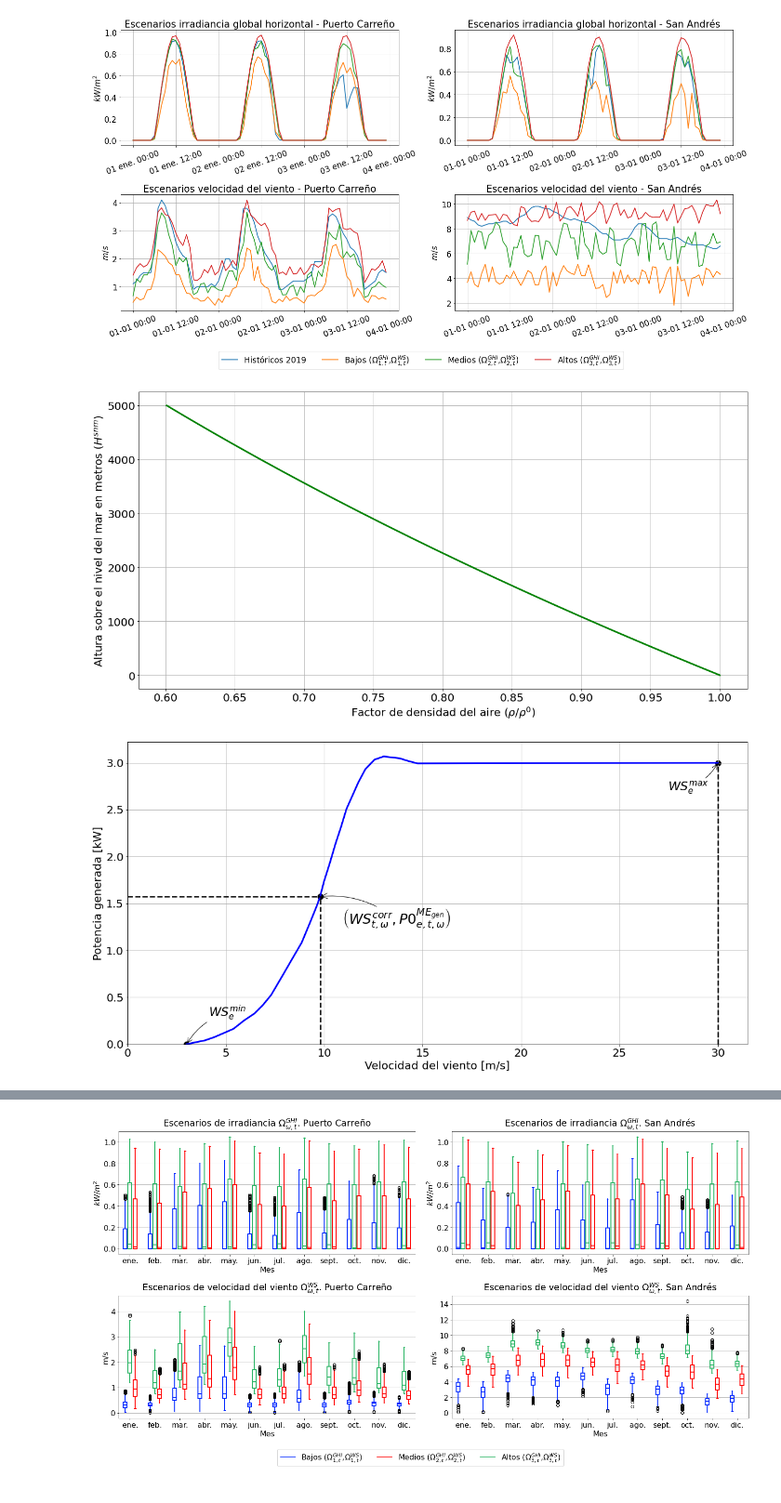
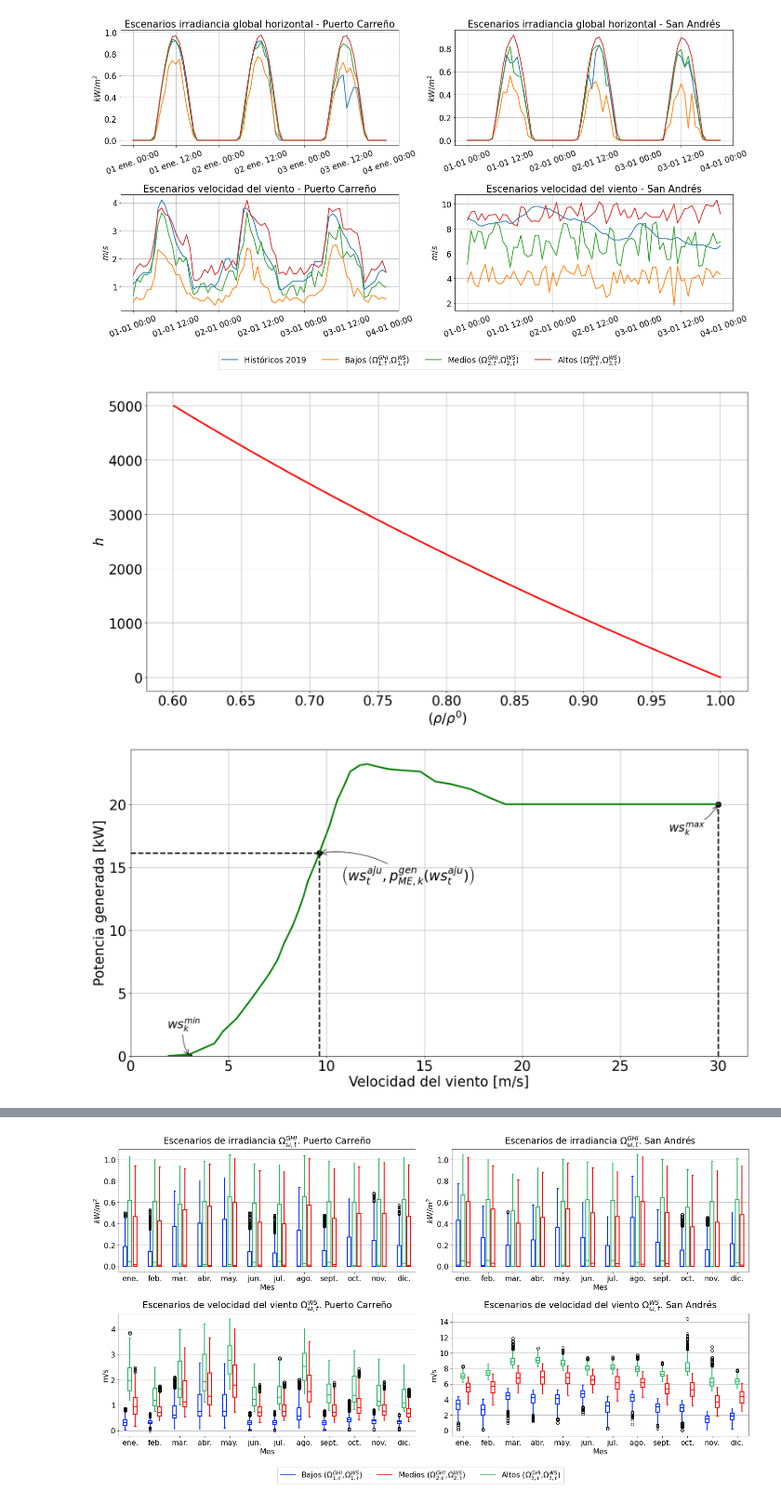
Before and after one commit to nmerchanr/Tesis_Maestria, a Jupyter notebook: Graficas.ipynb, the cells around one changed output, grey strips where cells are left out. Shown at 93% size. Drawn from its saved outputs; the diff is of its cells as text; code cells hidden in the pictures.

```diff
--- a/Graficas.ipynb
+++ b/Graficas.ipynb
@@ -340,63 +340,73 @@ plt.show()
 [figure]
 # %%
 import matplotlib
-matplotlib.rcParams.update({'font.size': 20})
+import numpy as np
+import matplotlib.pyplot as plt
+
+matplotlib.rcParams.update({'font.size': 25})
 
 elevation = np.arange(0,5000,1)
 coef_den = ((1-(0.0065*elevation)/288.16)**(9.81/(287*0.0065)))*(288.16/(288.16-0.0065*elevation))
 
 fig = plt.figure(figsize=(20,10))
-plt.plot(coef_den, elevation, linewidth = 3, c='g')
-plt.xlabel("Factor de densidad del aire " + r'($\rho/\rho^0$)')
-plt.ylabel("Altura sobre el nivel del mar en metros ($H^{snm}$)")
+plt.plot(coef_den, elevation, linewidth = 3, c='r')
+plt.xlabel(r'($\rho/\rho^0$)')
+plt.ylabel("$h$")
 plt.grid()
 
-plt.savefig('coef_density.pdf', format='pdf', transparent=True)
+plt.savefig('Figuras/pdf/coef_density.pdf', format='pdf', transparent=True)
 plt.show()
 # %% [output]
-[figure, old version]
+[figure, new version]
 # %%
-profile = pd.read_excel('Catalogo.xlsx',sheet_name = "FK-3kW",header=0)
+import matplotlib
+import numpy as np
+import matplotlib.pyplot as plt
+import pandas as pd
+
+matplotlib.rcParams.update({'font.size': 25})
+
+profile = pd.read_excel('Catalogo.xlsx',sheet_name = "FX-20kW",header=0)
 profile.loc[0] = [3,0]
-profile.loc[len(profile)] = [30,3]
+profile.loc[len(profile)] = [30,20]
 fig = plt.figure(figsize=(20,10))
-plt.plot(profile["wind_speed"], profile["power"], linewidth = 3, c='b')
+plt.plot(profile["wind_speed"], profile["power"], linewidth = 3, c='g')
 plt.xlabel("Velocidad del viento [m/s]")
 plt.ylabel("Potencia generada [kW]")
 plt.grid()
 
 
 
-plt.plot([30, 30], [0, 3], color='k', linewidth=2.5, linestyle="--")
-plt.scatter([30, ], [3, ], 100, color='k')
-plt.annotate(r'$WS^{max}_{e}$',
-            xy=(30, 3), xycoords='data',
+plt.plot([30, 30], [0, 20], color='k', linewidth=2.5, linestyle="--")
+plt.scatter([30, ], [20, ], 100, color='k')
+plt.annotate(r'$ws^{max}_{k}$',
+            xy=(30, 20), xycoords='data',
             xytext=(-90, -50), textcoords='offset points', fontsize=22,
             arrowprops=dict(arrowstyle="->", connectionstyle="arc3,rad=.2"))
 
 
 
 plt.scatter([3, ], [0, ], 100, color='k')
-plt.annotate(r'$WS^{min}_{e}$',
+plt.annotate(r'$ws^{min}_{k}$',
             xy=(3, 0), xycoords='data',
-            xytext=(+40, +50), textcoords='offset points', fontsize=22,
+            xytext=(-40, +50), textcoords='offset points', fontsize=22,
             arrowprops=dict(arrowstyle="->", connectionstyle="arc3,rad=.2"))
 
 point = profile.iloc[15].to_numpy()
 
 plt.plot([point[0], point[0]], [0, point[1]], color='k', linewidth=2.5, linestyle="--")
 plt.plot([0, point[0]], [point[1], point[1]], color='k', linewidth=2.5, linestyle="--")
 plt.scatter([point[0], ], [point[1], ], 100, color='k')
-plt.annotate(r'$\left(WS^{corr}_{t,\omega},P0^{ME_{gen}}_{e,t,\omega} \right)$',
+plt.annotate(r'$\left(ws^{aju}_{t},p^{gen}_{ME,k}(ws^{aju}_{t}) \right)$',
             xy=(point[0], point[1]), xycoords='data',
             xytext=(+40, -50), textcoords='offset points', fontsize=25,
             arrowprops=dict(arrowstyle="->", connectionstyle="arc3,rad=.2"))
 
 
 plt.xlim(left=0)
 plt.ylim(bottom=0)
-plt.savefig('profile_power.pdf', format='pdf', transparent=True)
+plt.savefig('Figuras/pdf/profile_power.pdf', format='pdf', transparent=True)
 plt.show()
 # %% [output]
-[figure, old version]
+[figure, new version]
 # %%
```
Also changed, not shown: parts of 3 cells of this notebook, 26 other files.
